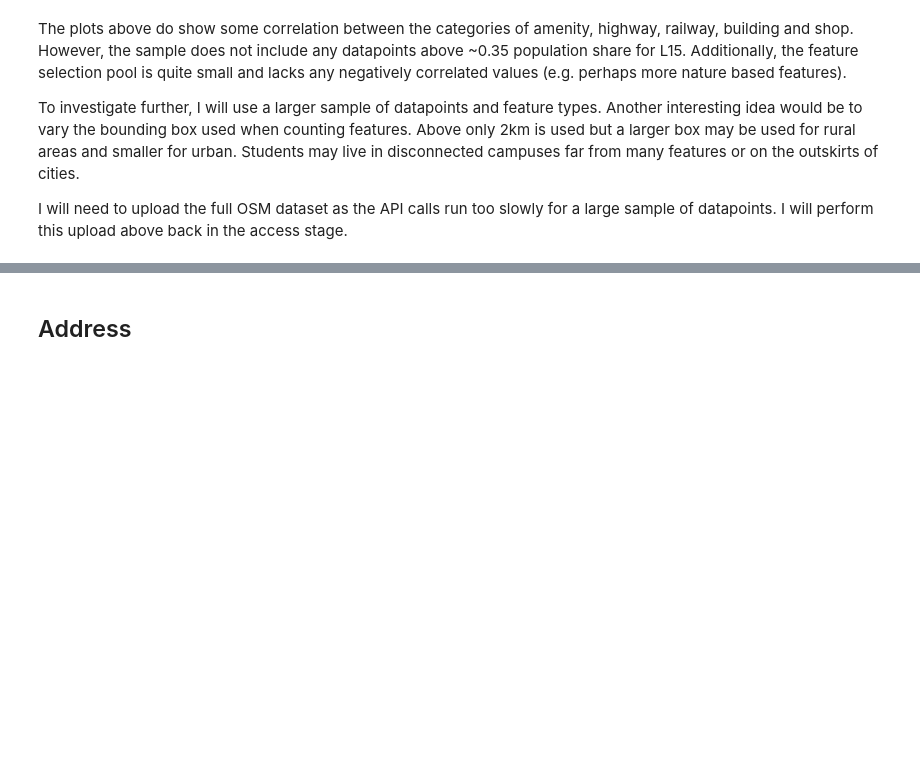
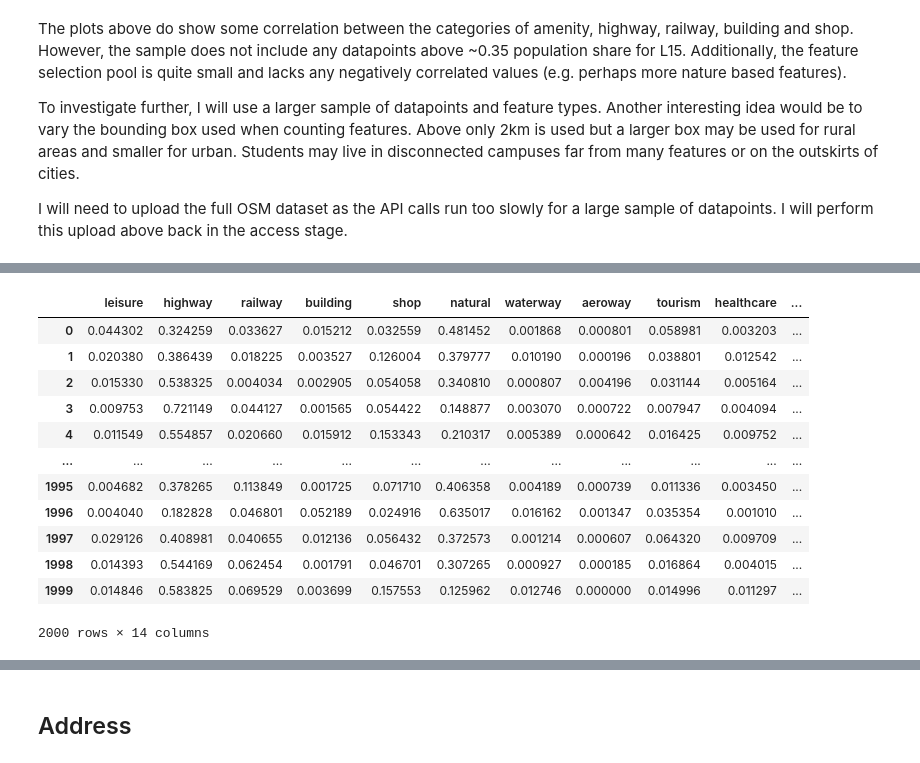
Before and after one commit to jr919cam/jr919_ads_2024, a Jupyter notebook: _notebooks/ads_course_assessment.ipynb, the cells around one changed output, grey strips where cells are left out. Cells and saved outputs as stored; diff of their text form; code cells hidden in the pictures; blank space fills up the shorter version.

```diff
--- a/_notebooks/ads_course_assessment.ipynb
+++ b/_notebooks/ads_course_assessment.ipynb
@@ -742,9 +727,9 @@ def get_all_pois_sql(tags):
   tag_filtered_osm_nodes_df = pd.read_sql_query(query, engine)
   return tag_filtered_osm_nodes_df
 
-def get_boxed_pois_from_df(lat, long, tags, tag_filtered_df):
-  lat_per_km = 0.09
-  long_per_km = 0.14
+def get_boxed_pois_from_df(lat, long, tags, tag_filtered_df, area):
+  lat_per_km = 0.09 * (int(area / 1_000_000) + 1)
+  long_per_km = 0.14 * (int(area / 1_000_000) + 1)
   pois_count = {}
   local_nodes_df = tag_filtered_df[
       (tag_filtered_df['latitude'] > lat - lat_per_km) &
@@ -760,15 +745,13 @@ def get_pois_count_from_df(tags, local_nodes_df):
     pois_count[tag] = count
   return pois_count
 
-def get_pois_count_df_from_coords(lats, longs, tags):
+def get_pois_count_df_from_coords(lats, longs, tags, areas):
   tag_filtered_osm_nodes_df = get_all_pois_sql(tags)
   pois_count_df = pd.DataFrame({tag:[] for tag in tags})
   n = 0
-  for lat, long in zip(lats, longs):
-    local_nodes_df = get_boxed_pois_from_df(lat, long, tags, tag_filtered_osm_nodes_df)
+  for lat, long, area in zip(lats, longs, areas):
+    local_nodes_df = get_boxed_pois_from_df(lat, long, tags, tag_filtered_osm_nodes_df, area)
     pois_count = get_pois_count_from_df(tags, local_nodes_df)
     pois_count_df.loc[n] = pois_count
     n += 1
   return pois_count_df
-
-get_pois_count_df_from_coords(norm_l15['latitude'],	norm_l15['longitude'], tags)
@@ -810,0 +825,17 @@ feature_counts = {tag:0 for tag in tags.keys()}
+# %%
+norm_feature_counts_df = feature_counts_df.div(feature_counts_df.sum(axis=1), axis=0)
+norm_feature_counts_df
+# %% [output]
+|  | leisure | highway | railway | building | shop | natural | waterway | aeroway | tourism | healthcare | ... |
+| 0 | 0.044302 | 0.324259 | 0.033627 | 0.015212 | 0.032559 | 0.481452 | 0.001868 | 0.000801 | 0.058981 | 0.003203 | ... |
+| 1 | 0.020380 | 0.386439 | 0.018225 | 0.003527 | 0.126004 | 0.379777 | 0.010190 | 0.000196 | 0.038801 | 0.012542 | ... |
+| 2 | 0.015330 | 0.538325 | 0.004034 | 0.002905 | 0.054058 | 0.340810 | 0.000807 | 0.004196 | 0.031144 | 0.005164 | ... |
+| 3 | 0.009753 | 0.721149 | 0.044127 | 0.001565 | 0.054422 | 0.148877 | 0.003070 | 0.000722 | 0.007947 | 0.004094 | ... |
+| 4 | 0.011549 | 0.554857 | 0.020660 | 0.015912 | 0.153343 | 0.210317 | 0.005389 | 0.000642 | 0.016425 | 0.009752 | ... |
+| ... | ... | ... | ... | ... | ... | ... | ... | ... | ... | ... | ... |
+| 1995 | 0.004682 | 0.378265 | 0.113849 | 0.001725 | 0.071710 | 0.406358 | 0.004189 | 0.000739 | 0.011336 | 0.003450 | ... |
+| 1996 | 0.004040 | 0.182828 | 0.046801 | 0.052189 | 0.024916 | 0.635017 | 0.016162 | 0.001347 | 0.035354 | 0.001010 | ... |
+| 1997 | 0.029126 | 0.408981 | 0.040655 | 0.012136 | 0.056432 | 0.372573 | 0.001214 | 0.000607 | 0.064320 | 0.009709 | ... |
+| 1998 | 0.014393 | 0.544169 | 0.062454 | 0.001791 | 0.046701 | 0.307265 | 0.000927 | 0.000185 | 0.016864 | 0.004015 | ... |
+| 1999 | 0.014846 | 0.583825 | 0.069529 | 0.003699 | 0.157553 | 0.125962 | 0.012746 | 0.000000 | 0.014996 | 0.011297 | ... |
+2000 rows × 14 columns
```
Also changed, not shown: parts of 8 cells of this notebook.
